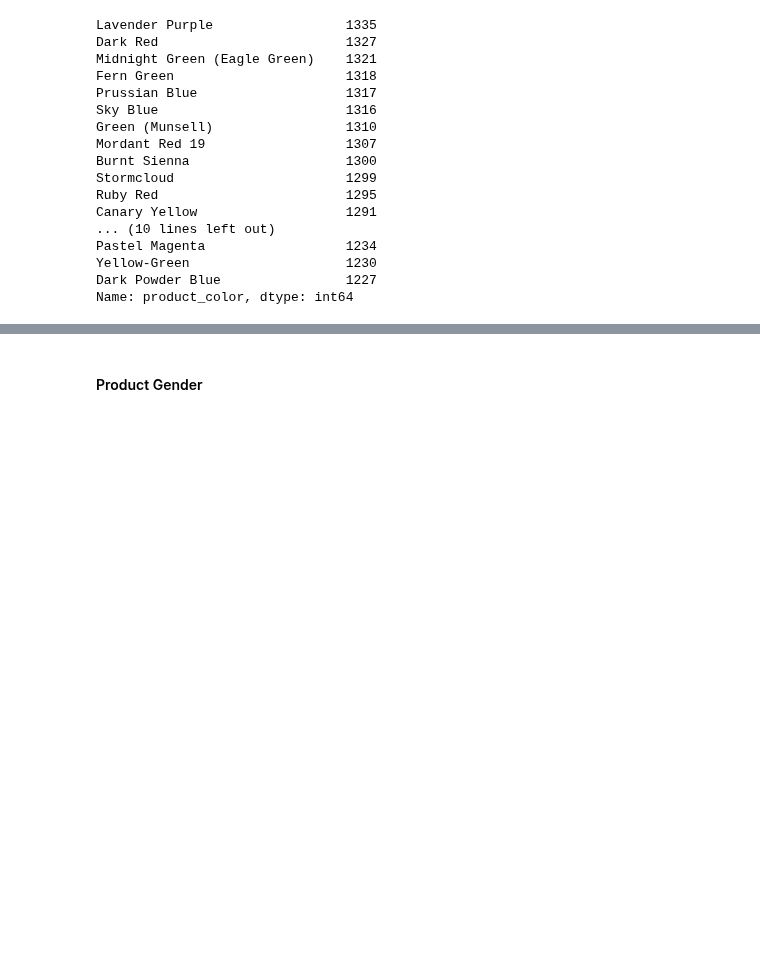
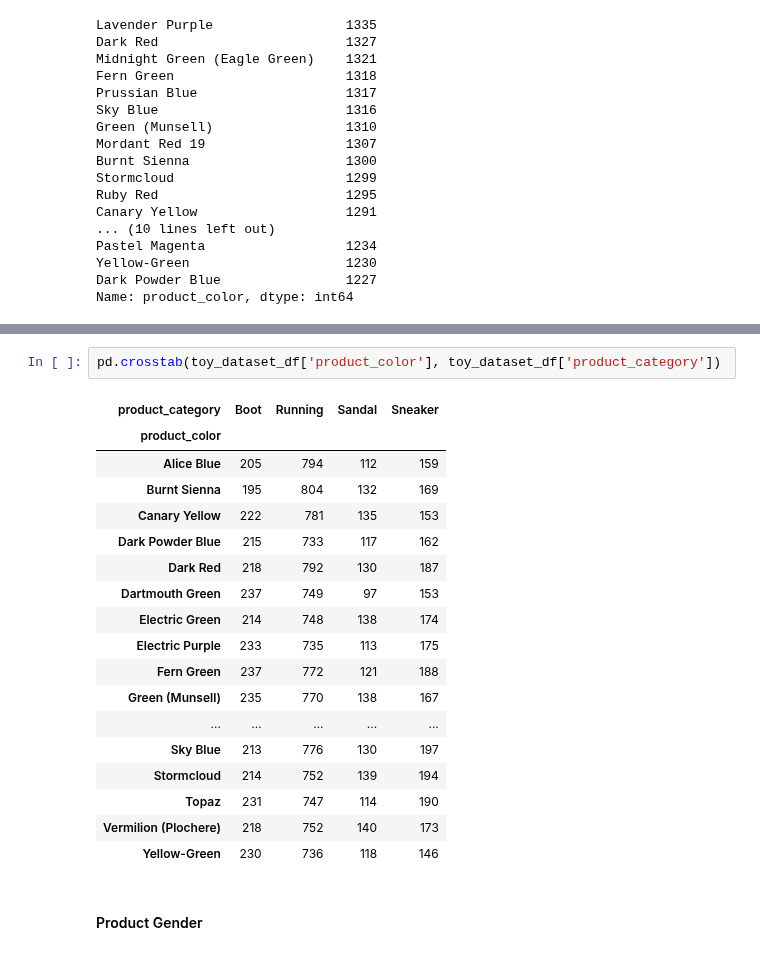
Before and after one commit to jeremypmobley/nonsense, a Jupyter notebook: flagship/flagship_eda.ipynb, the cells around one changed output, grey strips where cells are left out. Drawn from its saved outputs; the diff is of its cells as text; blank space fills up the shorter version.

```diff
--- a/flagship/flagship_eda.ipynb
+++ b/flagship/flagship_eda.ipynb
@@ -468,3 +582,24 @@ Name: product_color, dtype: int64
+# %%
+pd.crosstab(toy_dataset_df['product_color'], toy_dataset_df['product_category'])
+# %% [output]
+| product_category | Boot | Running | Sandal | Sneaker |
+| product_color |  |  |  |  |
+| Alice Blue | 205 | 794 | 112 | 159 |
+| Burnt Sienna | 195 | 804 | 132 | 169 |
+| Canary Yellow | 222 | 781 | 135 | 153 |
+| Dark Powder Blue | 215 | 733 | 117 | 162 |
+| Dark Red | 218 | 792 | 130 | 187 |
+| Dartmouth Green | 237 | 749 | 97 | 153 |
+| Electric Green | 214 | 748 | 138 | 174 |
+| Electric Purple | 233 | 735 | 113 | 175 |
+| Fern Green | 237 | 772 | 121 | 188 |
+| Green (Munsell) | 235 | 770 | 138 | 167 |
+| ... | ... | ... | ... | ... |
+| Sky Blue | 213 | 776 | 130 | 197 |
+| Stormcloud | 214 | 752 | 139 | 194 |
+| Topaz | 231 | 747 | 114 | 190 |
+| Vermilion (Plochere) | 218 | 752 | 140 | 173 |
+| Yellow-Green | 230 | 736 | 118 | 146 |
 # %% [markdown]
 #### Product Gender
 # %%
```
Also changed, not shown: parts of 22 cells of this notebook, 1 other file.
